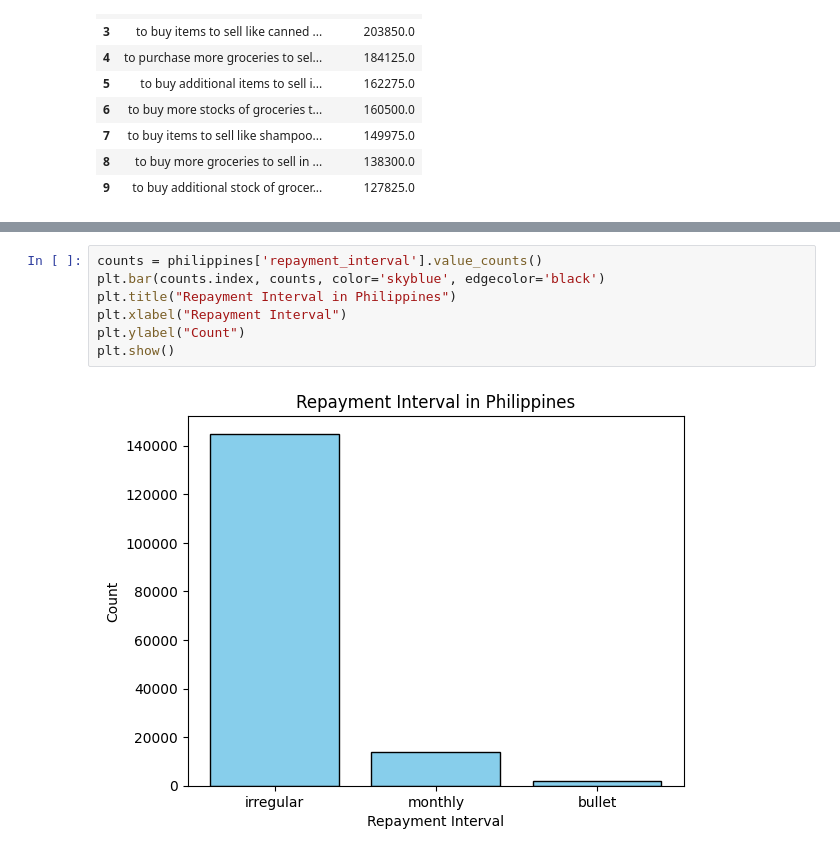
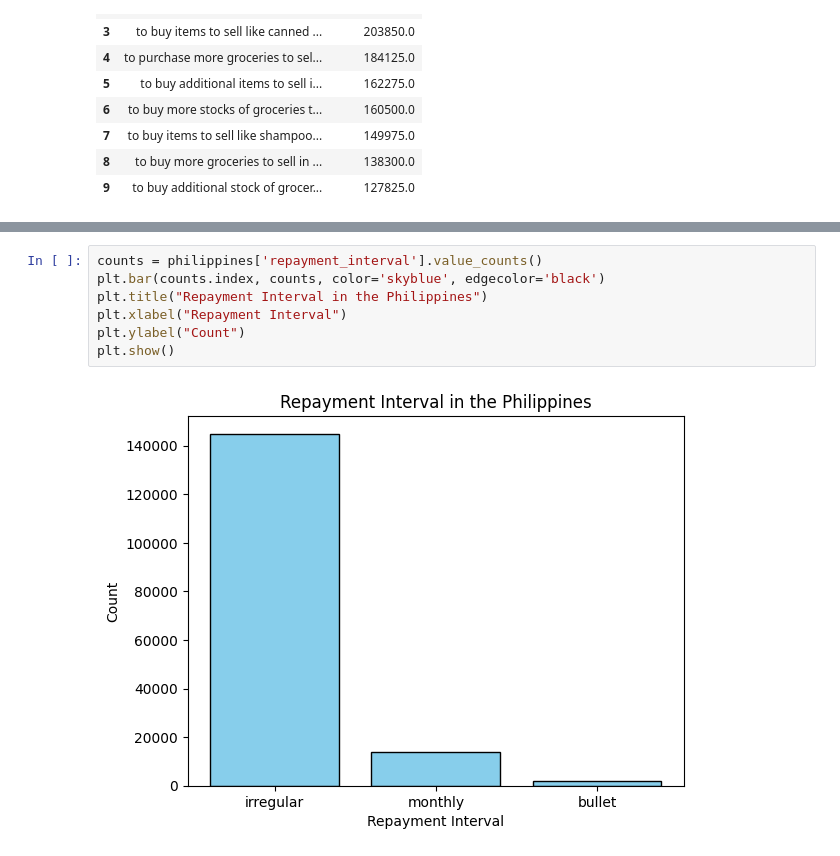
Before and after one commit to raycyril88/raycyril88.github.io, a Jupyter notebook: kpi-enhancement-project.ipynb, the cells around one changed output, grey strips where cells are left out. Cells and saved outputs as stored; diff of their text form.

```diff
--- a/kpi-enhancement-project.ipynb
+++ b/kpi-enhancement-project.ipynb
@@ -100,9 +100,9 @@ sns.barplot (x= 'use', y= 'loan_amount', data = top10_loans_retail). set(title =
 # %%
 counts = philippines['repayment_interval'].value_counts()
 plt.bar(counts.index, counts, color='skyblue', edgecolor='black')
-plt.title("Repayment Interval in Philippines")
+plt.title("Repayment Interval in the Philippines")
 plt.xlabel("Repayment Interval")
 plt.ylabel("Count")
 plt.show()
 # %% [output]
-[figure, old version]
+[figure, new version]
```
Also changed, not shown: parts of 2 cells of this notebook.
